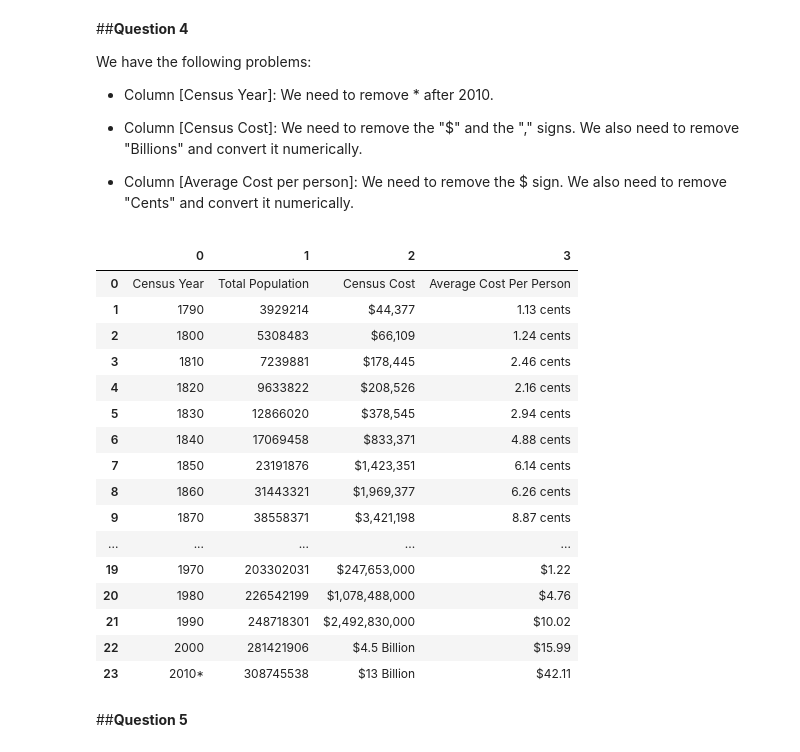
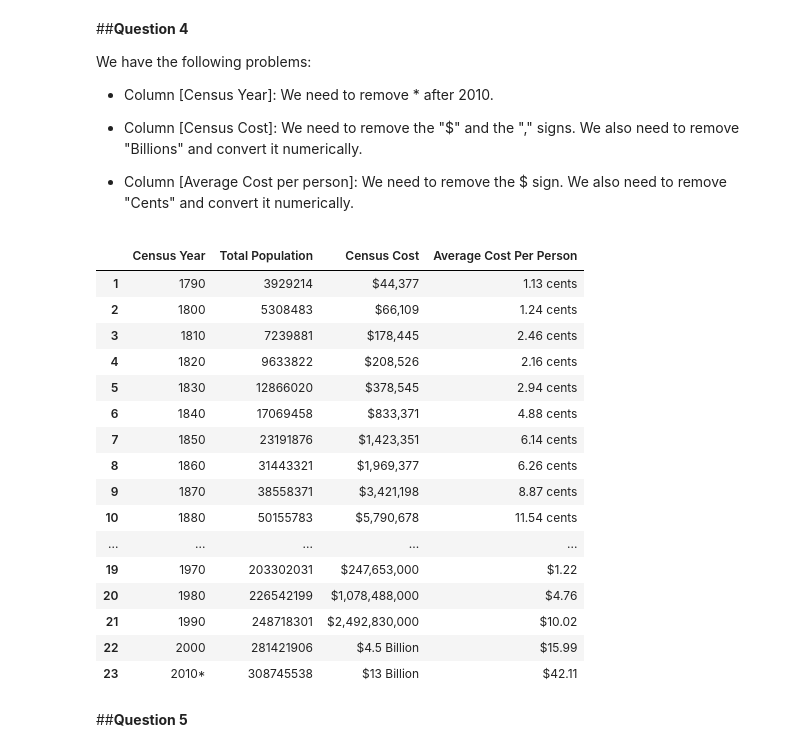
Before and after one commit to Tchuissi/DATA-690-WANG, a Jupyter notebook: Assignment_6_690.ipynb, the cells around one changed output. Saved outputs shown, nothing was run; the diff lists cells and outputs as text; code cells hidden in the pictures.

```diff
--- a/Assignment_6_690.ipynb
+++ b/Assignment_6_690.ipynb
@@ -110,13 +110,12 @@ We have the following problems:
 
 - Column [Average Cost per person]: We need to remove the $ sign. We also need to remove "Cents" and convert it numerically.
 # %%
-#header = tab.iloc[0]
-#tab.columns = header
-#tab.drop([0], inplace=True)
+header = tab.iloc[0]
+tab.columns = header
+tab.drop([0], inplace=True)
 tab
 # %% [output]
-|  | 0 | 1 | 2 | 3 |
-| 0 | Census Year | Total Population | Census Cost | Average Cost Per Person |
+|  | Census Year | Total Population | Census Cost | Average Cost Per Person |
 | 1 | 1790 | 3929214 | $44,377 | 1.13 cents |
 | 2 | 1800 | 5308483 | $66,109 | 1.24 cents |
 | 3 | 1810 | 7239881 | $178,445 | 2.46 cents |
@@ -126,6 +125,7 @@ tab
 | 7 | 1850 | 23191876 | $1,423,351 | 6.14 cents |
 | 8 | 1860 | 31443321 | $1,969,377 | 6.26 cents |
 | 9 | 1870 | 38558371 | $3,421,198 | 8.87 cents |
+| 10 | 1880 | 50155783 | $5,790,678 | 11.54 cents |
 | ... | ... | ... | ... | ... |
 | 19 | 1970 | 203302031 | $247,653,000 | $1.22 |
 | 20 | 1980 | 226542199 | $1,078,488,000 | $4.76 |
```
Also changed, not shown: parts of 4 cells of this notebook.
